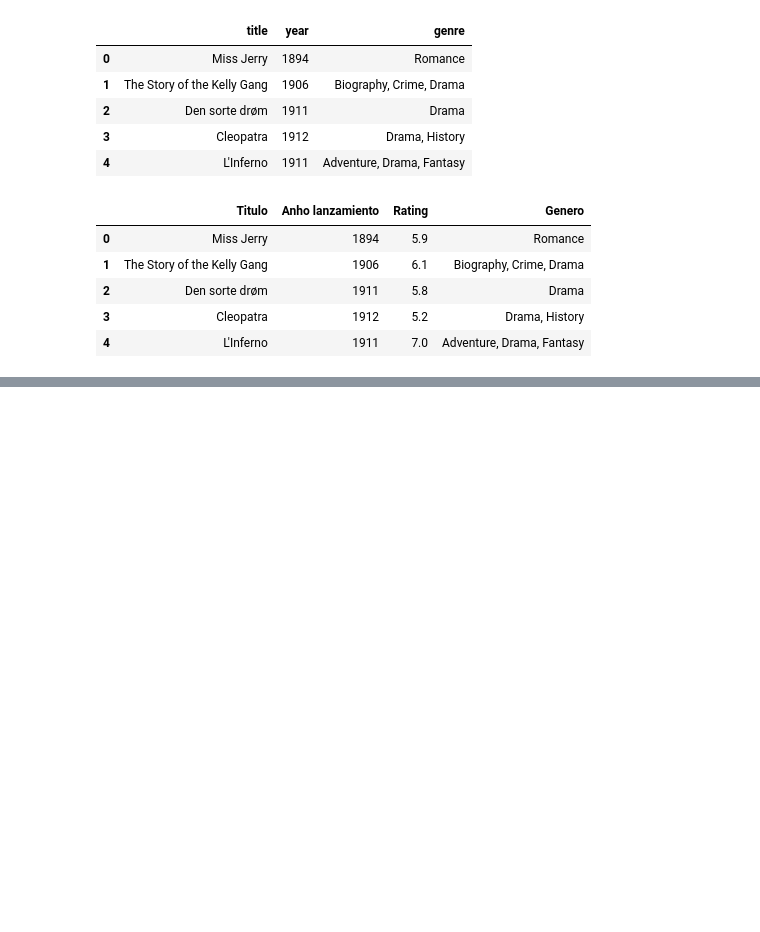
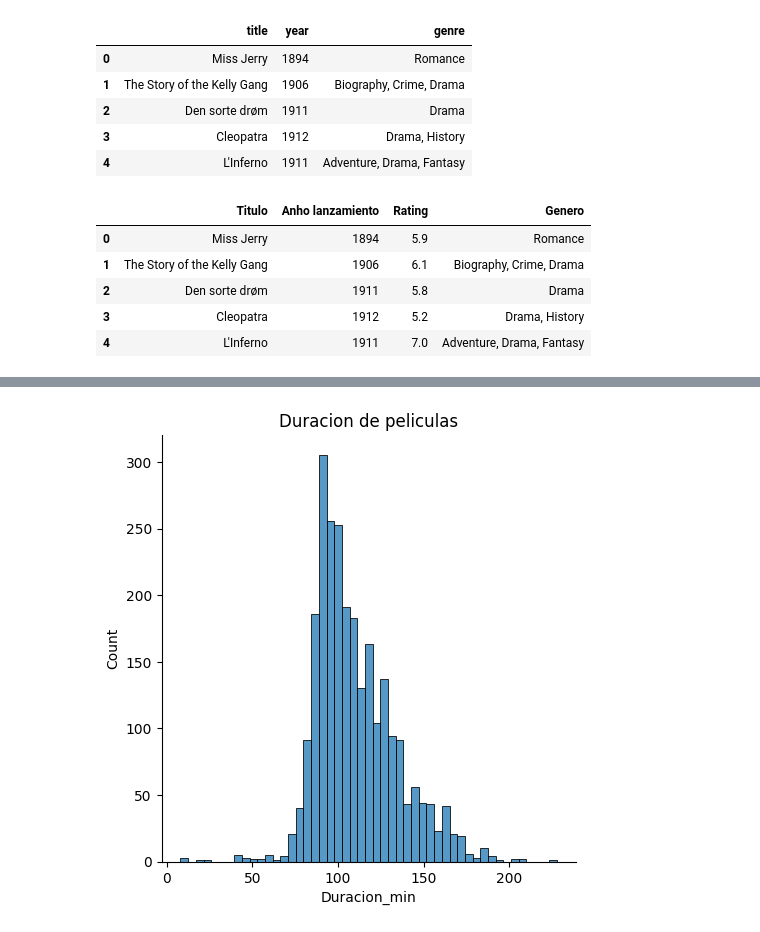
Before and after one commit to 0s4k4/AnaliticaDeDatosConPython, a Jupyter notebook: casoAplicativo/casoNetflix.ipynb, the cells around one changed output, grey strips where cells are left out. Cells and saved outputs as stored; diff of their text form; code cells hidden in the pictures; blank space fills up the shorter version.

```diff
--- a/casoAplicativo/casoNetflix.ipynb
+++ b/casoAplicativo/casoNetflix.ipynb
@@ -194,0 +298,6 @@ df2.head()
+# %%
+##creamos una columna adicional para separarlos por tipo de valores, ya sea por minutos o temporadas
+
+df2["Duracion_min"] = df2["Duracion"].replace([" min"," Seasons"," Season"],"",regex=True).astype(int)
+
+df2.head(2)
@@ -194,0 +308,15 @@ df2.head()
+# %%
+###Ahora evaluamos por separado la duracion de peliculas y series debido a su naturaleza
+##visualizamos primero la distrubucion de duracion de peliculas
+
+
+##ponemos que nos recupere los contenidos que sean de tipo pelicula
+df3 = df2[df2["Tipo"] == "Movie"]
+##poremos que nos devuelva los contenidos de las peliculas que tengan en formato de minutos
+sns.displot(df3["Duracion_min"])
+##titulo como duracion de peliculas
+plt.title("Duracion de peliculas")
+##imprimimos la grafica
+plt.show()
+# %% [output]
+[figure, added]
```
Also changed, not shown: parts of 31 cells of this notebook, 24 other files.
